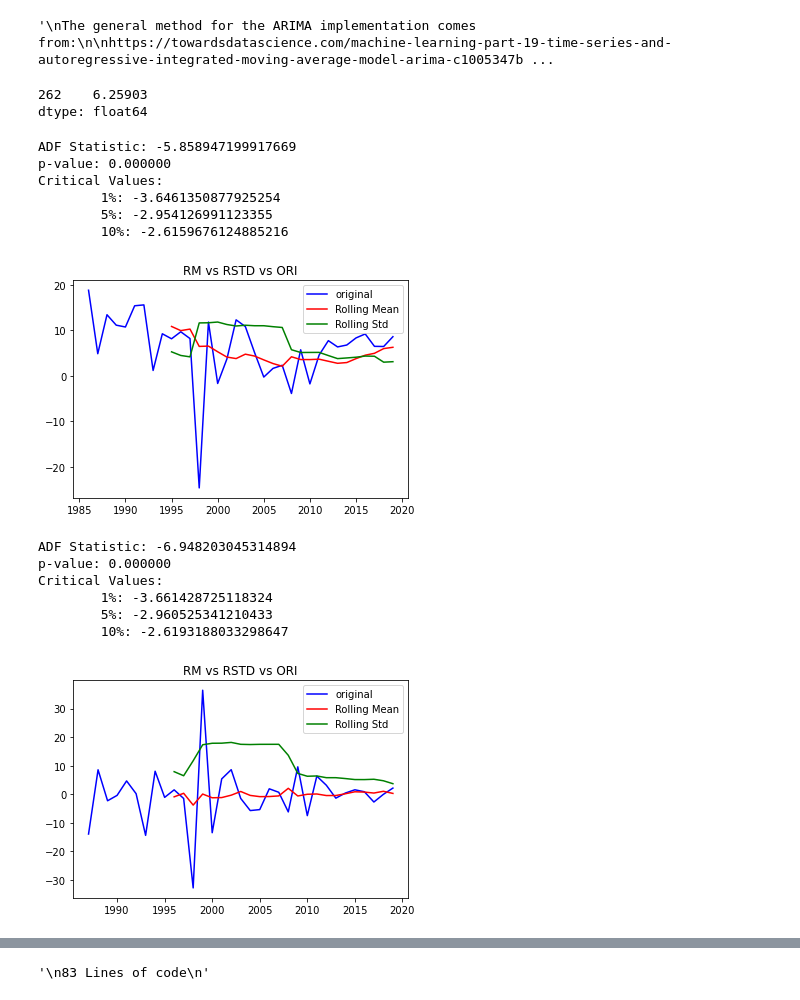
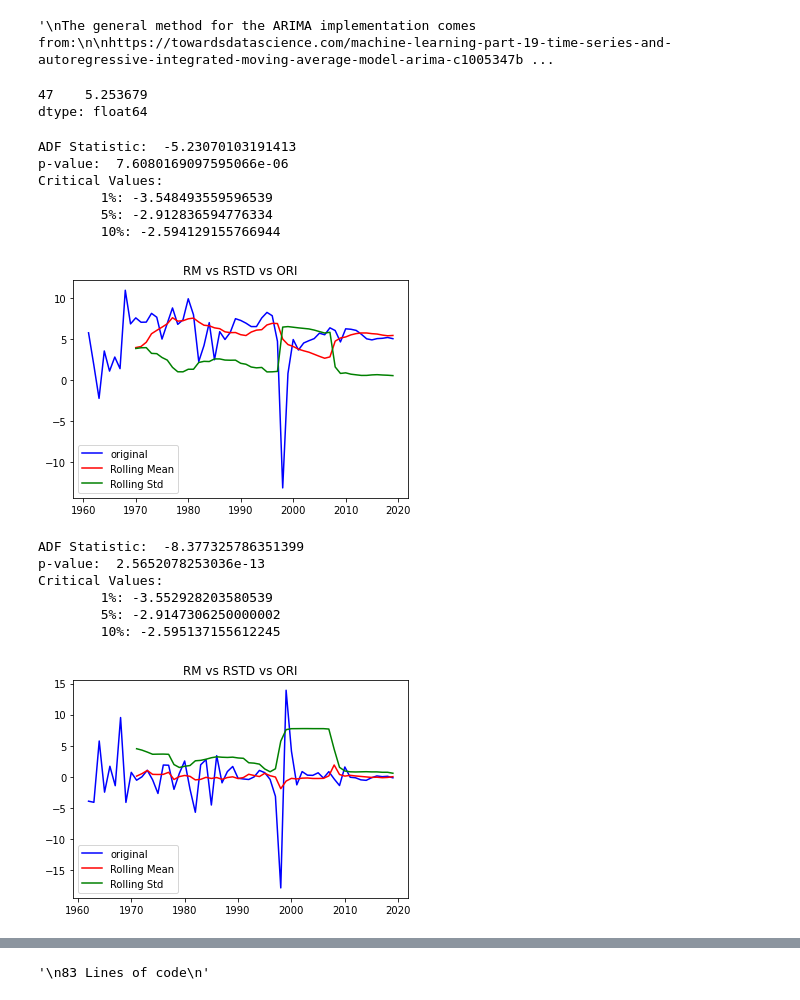
Before and after one commit to FarhanHabibie/UG-Project-Farhan, a Jupyter notebook: ARIMA VARMA Forecasts/ARIMA Univariate Forecast.ipynb, the cells around one changed output, grey strips where cells are left out. Drawn from its saved outputs; the diff is of its cells as text; code cells hidden in the pictures.

Commit message:
changes to the split and y axis plot...

```diff
--- a/ARIMA VARMA Forecasts/ARIMA Univariate Forecast.ipynb
+++ b/ARIMA VARMA Forecasts/ARIMA Univariate Forecast.ipynb
@@ -110,5 +110,11 @@ def performance_metrics(y_test, y_pred):
 #16 lines, 9 lines written by me, 4 documentation 3 modi
 # %%
 data = read_data('/Users/farhanhabibie/Desktop/Farhan Thesis Code /UG-Project-Farhan/Indonesia Macro Dataset.xlsx',
-                     'FR.INR.RINR')
+                     'NY.GDP.MKTP.KD.ZG')
+data = data.dropna()
+print(data.mean())
+data_first_ord = make_stationary(data)
 #1 line written by me
+# %% [output]
+47    5.253679
+dtype: float64
@@ -118,6 +120,0 @@ data = data.dropna()
-# %%
-print(data.mean())
-#1 line written by me
-# %% [output]
-262    6.25903
-dtype: float64
@@ -127,25 +121,23 @@ data_first_od = make_stationary(data)
 # %%
 stationarityTest(data)
-#1 line written by me
 # %% [output]
-ADF Statistic: -5.858947199917669
-p-value: 0.000000
+ADF Statistic:  -5.23070103191413
+p-value:  7.6080169097595066e-06
 Critical Values:
-        1%: -3.6461350877925254
-        5%: -2.954126991123355
-        10%: -2.6159676124885216
+        1%: -3.548493559596539
+        5%: -2.912836594776334
+        10%: -2.594129155766944
-[figure, old version]
+[figure, new version]
 # %%
-stationarityTest(data_first_od)
-#1 line written by me
+stationarityTest(data_first_ord)
 # %% [output]
-ADF Statistic: -6.948203045314894
-p-value: 0.000000
+ADF Statistic:  -8.377325786351399
+p-value:  2.5652078253036e-13
 Critical Values:
-        1%: -3.661428725118324
-        5%: -2.960525341210433
-        10%: -2.6193188033298647
+        1%: -3.552928203580539
+        5%: -2.9147306250000002
+        10%: -2.595137155612245
-[figure, old version]
+[figure, new version]
 # %%
 #Find AR order(p), differencing order(d), MA(q)
 
```
Also changed, not shown: parts of 10 cells of this notebook, 3 other files.
